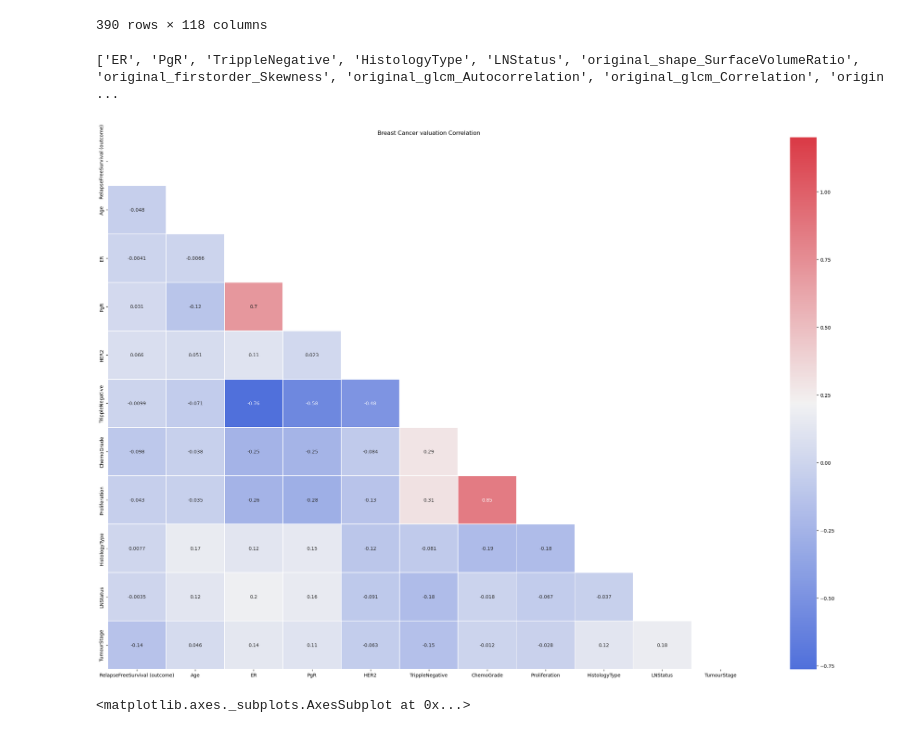
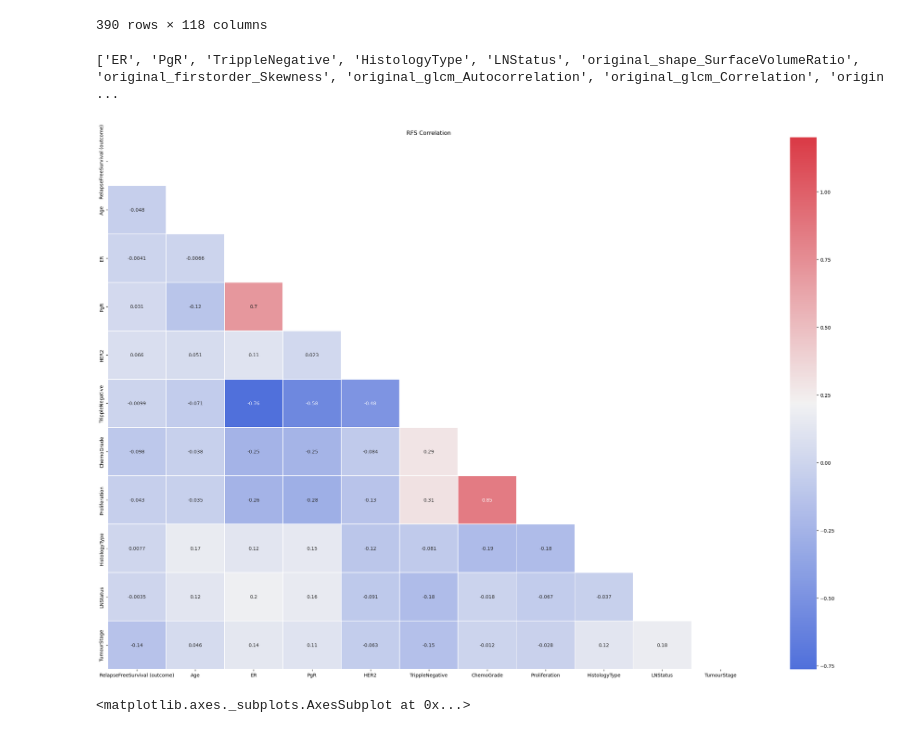
Before and after one commit to shawnhuyiwen/MLAssignment2, a Jupyter notebook: Regression Task.ipynb, the cells around one changed output. Drawn from its saved outputs; the diff is of its cells as text; code cells hidden in the pictures.

```diff
--- a/Regression Task.ipynb
+++ b/Regression Task.ipynb
@@ -45,30 +45,30 @@ all_df
 # %%
 corrMatt = all_df.iloc[:,0:11].corr()
 # Generate a mask for the upper triangle
 mask = np.zeros_like(corrMatt)
 mask[np.triu_indices_from(mask)] = True
 # Set up the matplotlib figure
 fig, ax = plt.subplots(figsize=(30, 20))
-plt.title('Breast Cancer valuation Correlation')
+plt.title('RFS Correlation')
 # Generate a custom diverging colormap
 cmap = sns.diverging_palette(260, 10, as_cmap=True)
 # Draw the heatmap with the mask and correct aspect ratio
 sns.heatmap(corrMatt, vmax=1.2, square=False, cmap=cmap, mask=mask, ax=ax, annot=True, fmt='.2g', linewidths=0.5);
 
 wholeCorrMatt = all_df.corr()
 
 weak = []
 
 for index, row in wholeCorrMatt.iterrows():
     if abs(row['RelapseFreeSurvival (outcome)']) < 0.035:
         weak.append(index)
 
 all_df = all_df.drop(columns=weak,axis=1)
 
 print(weak)
 # %% [output]
 ['ER', 'PgR', 'TrippleNegative', 'HistologyType', 'LNStatus', 'original_shape_SurfaceVolumeRatio', 'original_firstorder_Skewness', 'original_glcm_Autocorrelation', 'original_glcm_Correlation', 'origin ...
-[figure, old version]
+[figure, new version]
 # %%
 from sklearn.preprocessing import StandardScaler
 
```
Also changed, not shown: 2 other files.
